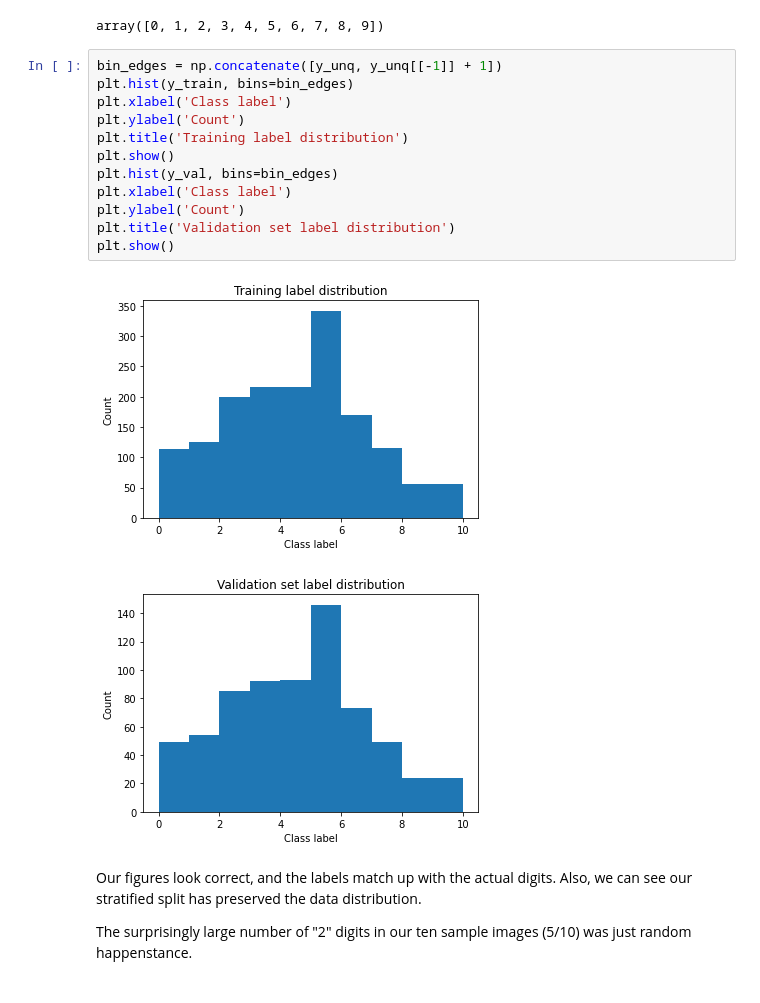
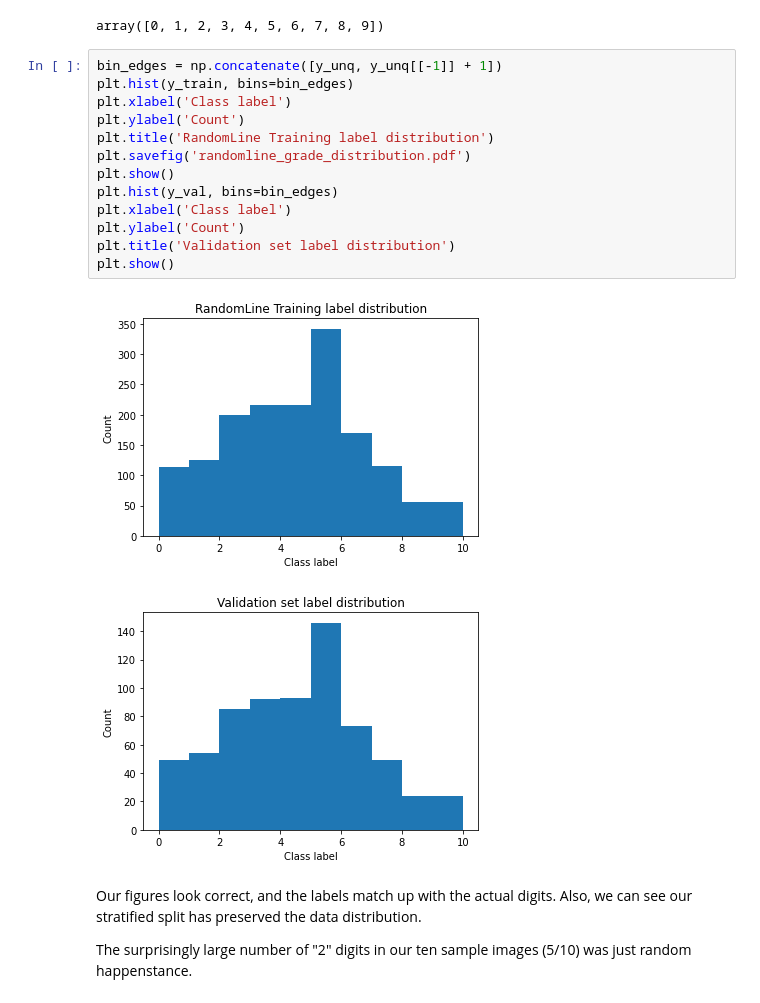
Before and after one commit to Kenny-Heitritter/MLArtUIowa, a Jupyter notebook: Code/pytorch-gpu-training.ipynb, the cells around one changed output. Saved outputs shown, nothing was run; the diff lists cells and outputs as text.

```diff
--- a/Code/pytorch-gpu-training.ipynb
+++ b/Code/pytorch-gpu-training.ipynb
@@ -203,17 +203,18 @@ array([0, 1, 2, 3, 4, 5, 6, 7, 8, 9])
 # %%
 bin_edges = np.concatenate([y_unq, y_unq[[-1]] + 1])
 plt.hist(y_train, bins=bin_edges)
 plt.xlabel('Class label')
 plt.ylabel('Count')
-plt.title('Training label distribution')
+plt.title('RandomLine Training label distribution')
+plt.savefig('randomline_grade_distribution.pdf')
 plt.show()
 plt.hist(y_val, bins=bin_edges)
 plt.xlabel('Class label')
 plt.ylabel('Count')
 plt.title('Validation set label distribution')
 plt.show()
 # %% [output]
-[figure, old version]
+[figure, new version]
 [figure]
 # %% [markdown]
 Our figures look correct, and the labels match up with the actual digits.
```
Also changed, not shown: parts of 10 cells of this notebook, 14 other files.
